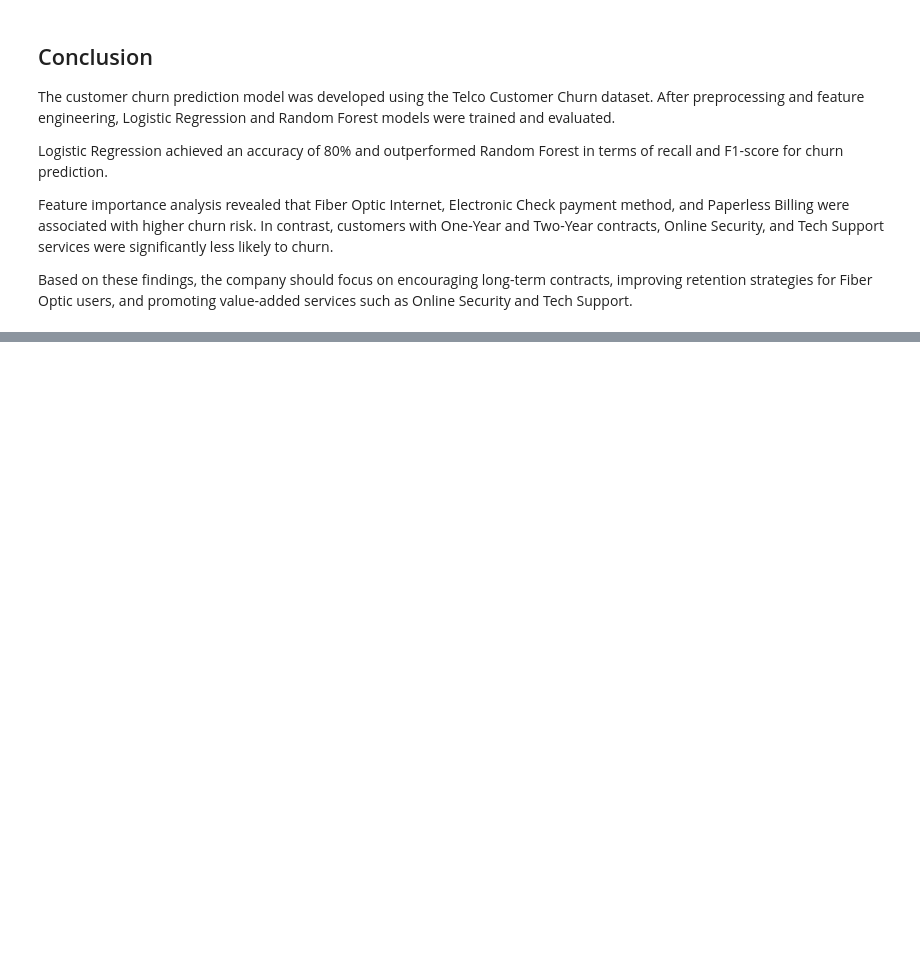
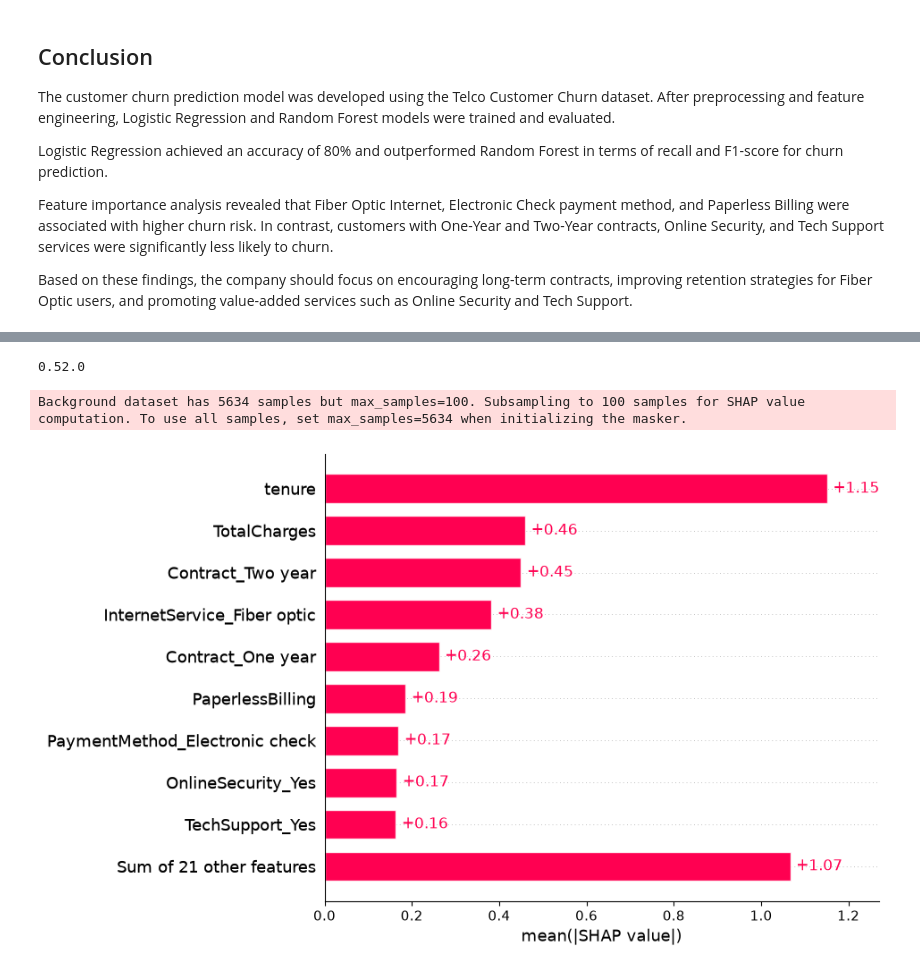
Before and after one commit to varshini-2106/customer-churn-predictor, a Jupyter notebook: notebooks/02_modeling.ipynb, the cells around one changed output, grey strips where cells are left out. Saved outputs shown, nothing was run; the diff lists cells and outputs as text; code cells hidden in the pictures; blank space fills up the shorter version.

Commit message:
Added SHAP explainability analysis

```diff
--- a/notebooks/02_modeling.ipynb
+++ b/notebooks/02_modeling.ipynb
@@ -285,0 +374,15 @@ Based on these findings, the company should focus on encouraging long-term contr
+# %%
+import shap
+print(shap.__version__)
+# %% [output]
+0.52.0
+# %%
+explainer = shap.Explainer(model, X_train)
+# %% [output]
+Background dataset has 5634 samples but max_samples=100. Subsampling to 100 samples for SHAP value computation. To use all samples, set max_samples=5634 when initializing the masker.
+# %%
+shap_values = explainer(X_test)
+# %%
+shap.plots.bar(shap_values)
+# %% [output]
+[figure, added]
```
Also changed, not shown: parts of 22 cells of this notebook.
